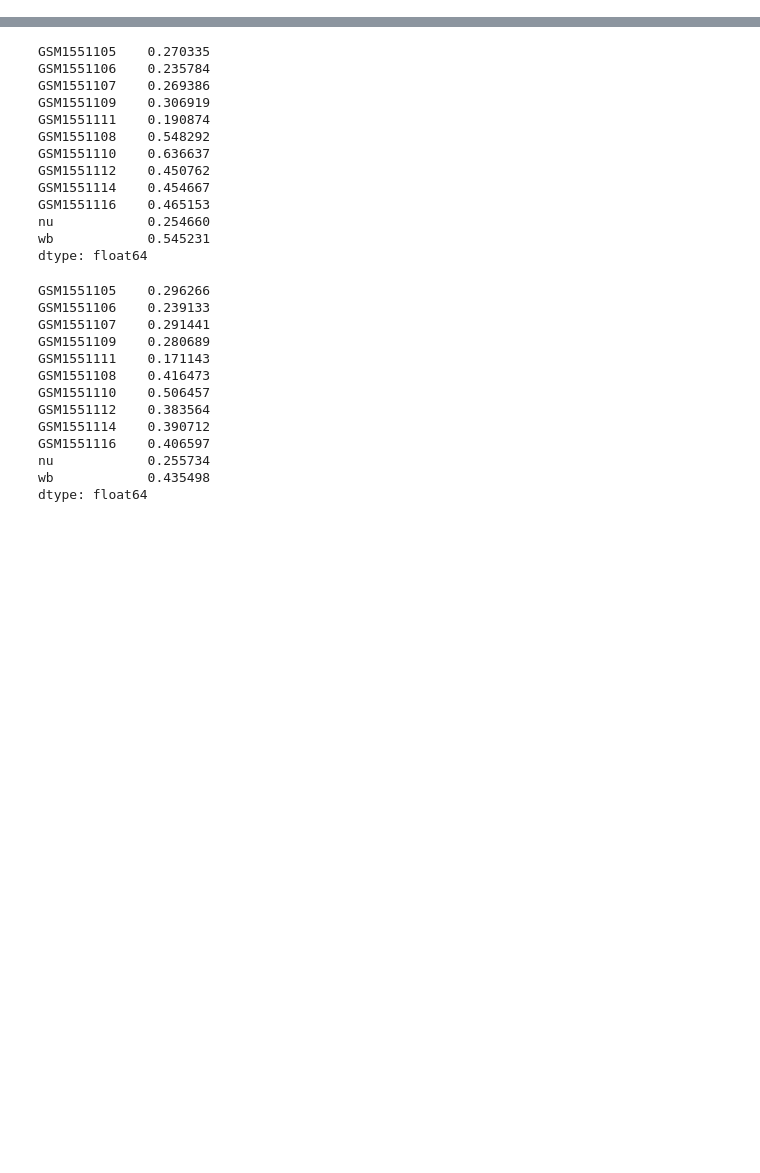
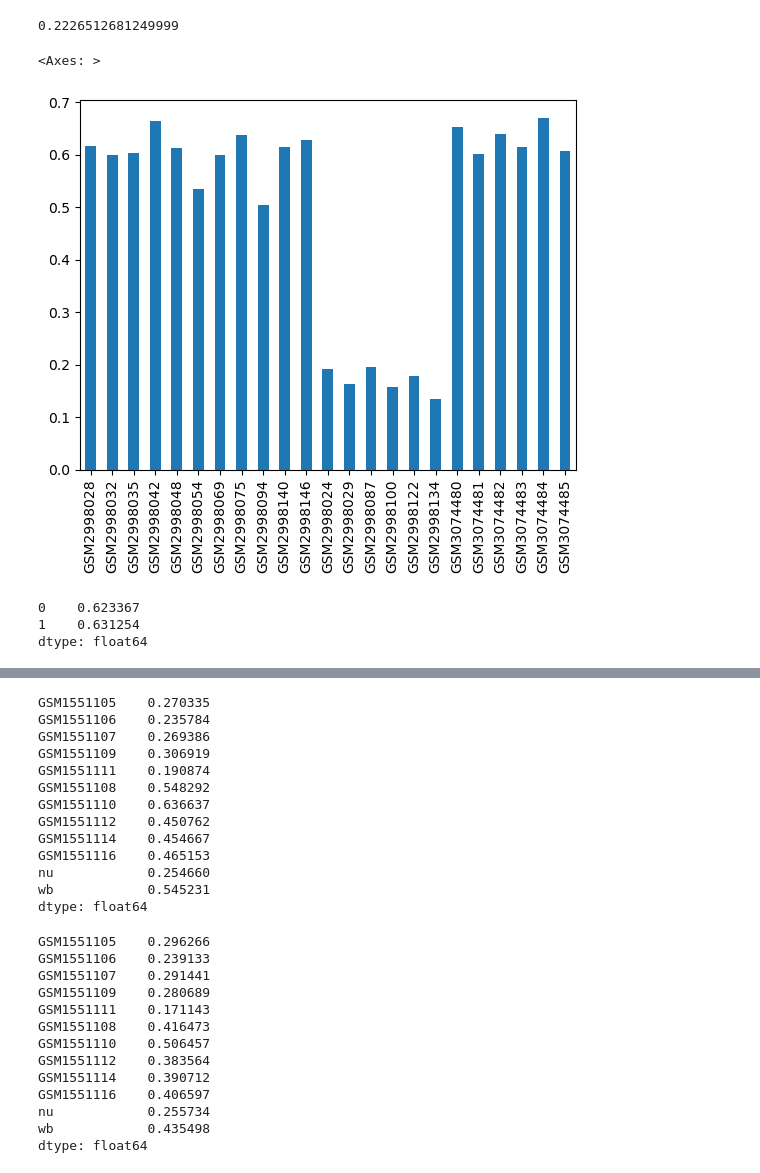
Before and after one commit to moqri/epi_deconv, a Jupyter notebook: sort.ipynb, the cells around one changed output, grey strips where cells are left out. Drawn from its saved outputs; the diff is of its cells as text; code cells hidden in the pictures; blank space fills up the shorter version.

```diff
--- a/sort.ipynb
+++ b/sort.ipynb
@@ -72,0 +109,21 @@ sns.scatterplot(conc,x='m1',y='m2',hue='type')
+# %%
+dc.mean().tail(18).max()-dc.mean().tail(18).min()
+# %% [output]
+0.2226512681249999
+# %%
+bl=[]
+for region in ['spi','cd8']:
+    region=dic[region]
+    bl=bl+ df[(df['CpG_chrm']==region[0])&(df['CpG_beg']>=region[1])&(df['CpG_beg']<=region[2])].index.tolist()
+dc=dg.loc[bl].drop(['CpG_chrm','CpG_beg'],axis=1).copy()
+m2=dc.mean()
+m2.plot(kind='bar')
+# %% [output]
+<Axes: >
+[figure, added]
+# %%
+conc.tail(6).mean()
+# %% [output]
+0    0.623367
+1    0.631254
+dtype: float64
```
Also changed, not shown: parts of 42 cells of this notebook, 15 other files.
